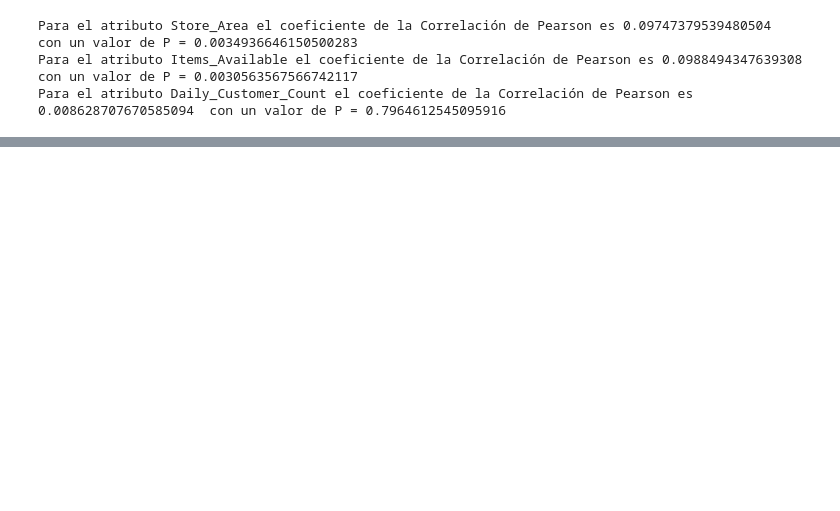
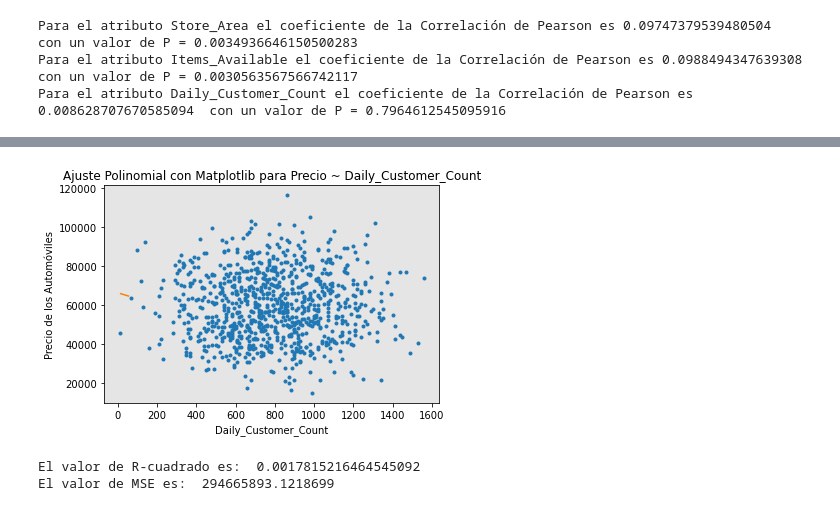
Before and after one commit to Vania-Espinoza/Tarea4-Python, a Jupyter notebook: tarea4.ipynb, the cells around one changed output, grey strips where cells are left out. Cells and saved outputs as stored; diff of their text form; code cells hidden in the pictures; blank space fills up the shorter version.

```diff
--- a/tarea4.ipynb
+++ b/tarea4.ipynb
@@ -99,0 +87,32 @@ Dado los valores p de 0.00349 < 0.05 la correlacion entre el area de la tienda y
+# %%
+#definimos funcion polonomial
+def GraficaPolinomial(modelo, variable_independiente, variable_dependiente, Nombre):
+    nuevo_x = np.linspace(15, 55, 100)
+    nuevo_y = modelo(nuevo_x)
+
+    plt.plot(variable_independiente, variable_dependiente, '.', nuevo_x, nuevo_y, '-')
+    plt.title('Ajuste Polinomial con Matplotlib para Precio ~ ' + Nombre)
+    ax = plt.gca()
+    ax.set_facecolor((0.898, 0.898, 0.898))
+    figura = plt.gcf()
+    plt.xlabel(Nombre)
+    plt.ylabel('Precio de los Automóviles')
+
+    plt.show()
+    plt.close()
+# %%
+#Modelo de regresion lineal simple
+X = df['Daily_Customer_Count']
+Y = df['Store_Sales']
+# En este caso se usará un polinomio de tercer orden o cúbico
+f = np.polyfit(X, Y, 3)
+p = np.poly1d(f)
+GraficaPolinomial(p, X, Y, 'Daily_Customer_Count')
+np.polyfit(X, Y, 3)
+r_cuadrado = r2_score(Y, p(X))
+print('El valor de R-cuadrado es: ', r_cuadrado)
+print('El valor de MSE es: ',mean_squared_error(df['Store_Sales'], p(X)))
+# %% [output]
+[figure, added]
+El valor de R-cuadrado es:  0.0017815216464545092
+El valor de MSE es:  294665893.1218699
```
Also changed, not shown: parts of 15 cells of this notebook.
